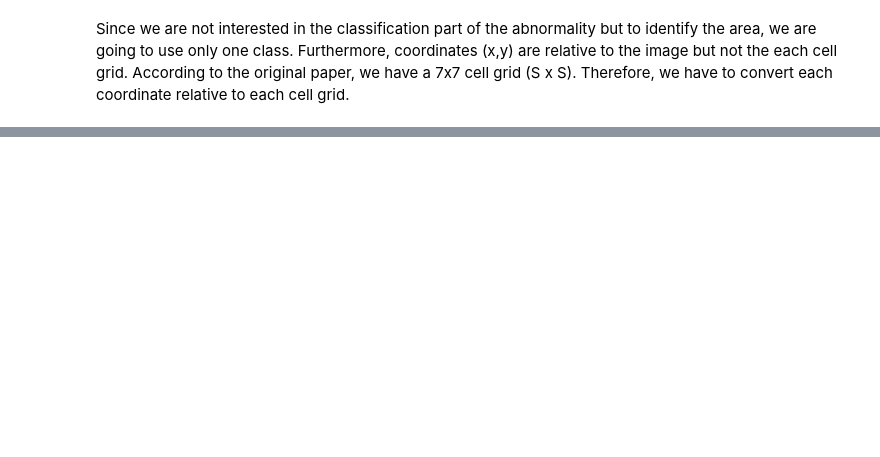
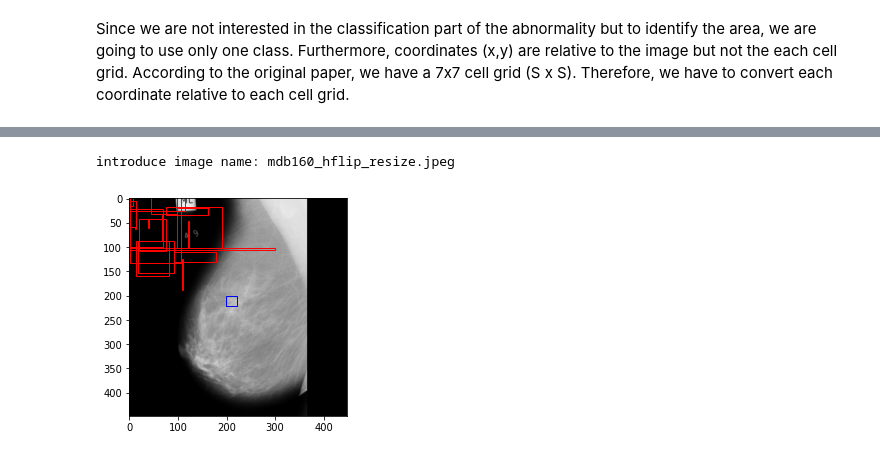
Before and after one commit to cfont03/Anomaly-breast-cancer-detection, a Jupyter notebook: train/2. YOLO.ipynb, the cells around one changed output, grey strips where cells are left out. Cells and saved outputs as stored; diff of their text form; code cells hidden in the pictures; blank space fills up the shorter version.

```diff
--- a/train/2. YOLO.ipynb
+++ b/train/2. YOLO.ipynb
@@ -1352,0 +760,2 @@ np.save('/content/archive/feature_map_yolo_train', feature_map_yolo) # save file
+# %%
+y_pred_img = cell_to_img(y_pred, B = 1, C = 1) # convert predicted boxes relative to grid to relative to image
@@ -1352,0 +764,33 @@ np.save('/content/archive/feature_map_yolo_train', feature_map_yolo) # save file
+# %%
+# plot image as example
+image = input("introduce image name: ")
+path = '/content/archive/all-mias/{:}'.format(image)
+img = cv2.imread(path)
+
+
+idx = (train_re1[train_re1['image path'].apply(lambda x : x == (Path(path)))].iloc[:,1].index)[0]
+
+
+# Create figure and axes
+fig, ax = plt.subplots()
+
+# Display the image
+ax.imshow(img)
+
+# Create a Rectangle patch
+i_ = idx
+rect = patches.Rectangle((img_list[i_][0][1], img_list[i_][0][2]), img_list[i_][0][3], img_list[i_][0][4], linewidth=1, edgecolor='b', facecolor='none')
+
+y_pred_img_ = y_pred_img.reshape(-1, S * S, 4)
+
+for i in y_pred_img_[i_]:
+  rect_ = patches.Rectangle((i[0], i[1]), i[2], i[3], linewidth=1, edgecolor='r', facecolor='none')
+  ax.add_patch(rect_)
+
+# Add the patch to the Axes
+ax.add_patch(rect)
+
+plt.show()
+# %% [output]
+introduce image name: mdb160_hflip_resize.jpeg
+[figure, added]
```
Also changed, not shown: parts of 109 cells of this notebook.
